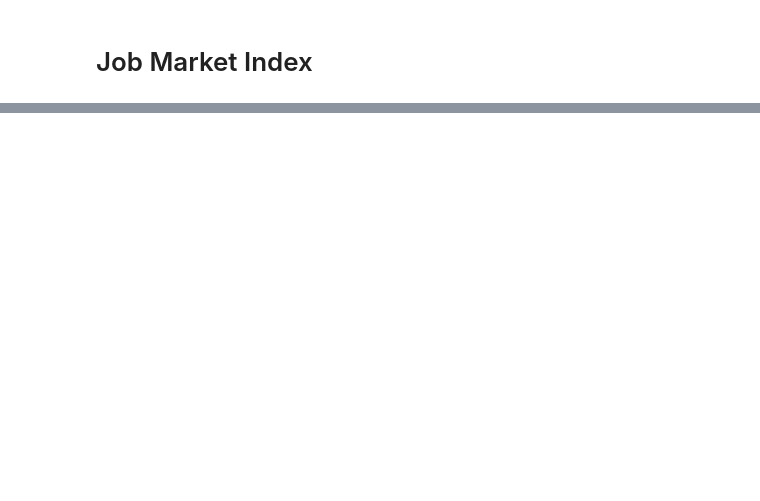
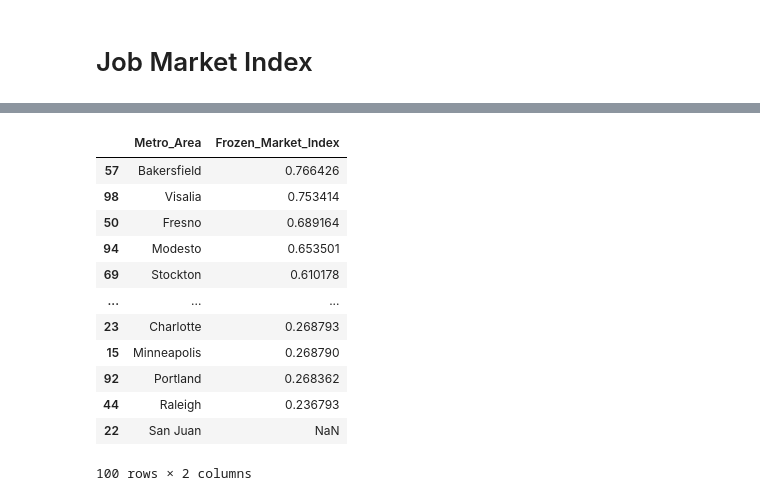
Before and after one commit to Makster04/Housing_Market_Index, a Jupyter notebook: Notebook.ipynb, the cells around one changed output, grey strips where cells are left out. Cells and saved outputs as stored; diff of their text form; code cells hidden in the pictures; blank space fills up the shorter version.

```diff
--- a/Notebook.ipynb
+++ b/Notebook.ipynb
@@ -313,0 +503,50 @@ shap.summary_plot(shap_values, X, show=True)
+# %%
+from sklearn.preprocessing import MinMaxScaler
+
+# Define features used in the index
+frozen_features = {
+    'Unemployment_Rate': job_base_df['Unemployment_Rate'],
+    'NILF_Share': job_base_df['NILF_Share'],
+    'Moved_Inverse': 1 - job_base_df['Moved_Share'],
+    'Retail_Hospitality_Share': job_base_df['Retail_Hospitality_Share'],
+    'Remote_Capable_Inverse': 1 - job_base_df['Remote_Capable_Share'],
+    'Public_Sector_Share': job_base_df['Public_Sector_Share']
+}
+
+# Create DataFrame of these features
+frozen_feature_df = pd.DataFrame(frozen_features)
+
+# Apply Min-Max Normalization to scale everything between 0 and 1
+scaler = MinMaxScaler()
+normalized_frozen_features = pd.DataFrame(
+    scaler.fit_transform(frozen_feature_df),
+    columns=frozen_feature_df.columns,
+    index=frozen_feature_df.index
+)
+
+# Weighted Composite Index Calculation
+job_base_df['Frozen_Market_Index'] = (
+    0.25 * normalized_frozen_features['Unemployment_Rate'] +
+    0.20 * normalized_frozen_features['NILF_Share'] +
+    0.15 * normalized_frozen_features['Moved_Inverse'] +
+    0.15 * normalized_frozen_features['Retail_Hospitality_Share'] +
+    0.15 * normalized_frozen_features['Remote_Capable_Inverse'] +
+    0.10 * normalized_frozen_features['Public_Sector_Share']
+)
+
+# View result
+job_base_df[['Metro_Area', 'Frozen_Market_Index']].sort_values(by='Frozen_Market_Index', ascending=False)
+# %% [output]
+|  | Metro_Area | Frozen_Market_Index |
+| 57 | Bakersfield | 0.766426 |
+| 98 | Visalia | 0.753414 |
+| 50 | Fresno | 0.689164 |
+| 94 | Modesto | 0.653501 |
+| 69 | Stockton | 0.610178 |
+| ... | ... | ... |
+| 23 | Charlotte | 0.268793 |
+| 15 | Minneapolis | 0.268790 |
+| 92 | Portland | 0.268362 |
+| 44 | Raleigh | 0.236793 |
+| 22 | San Juan | NaN |
+100 rows × 2 columns
```
Also changed, not shown: parts of 9 cells of this notebook, 2 other files.
